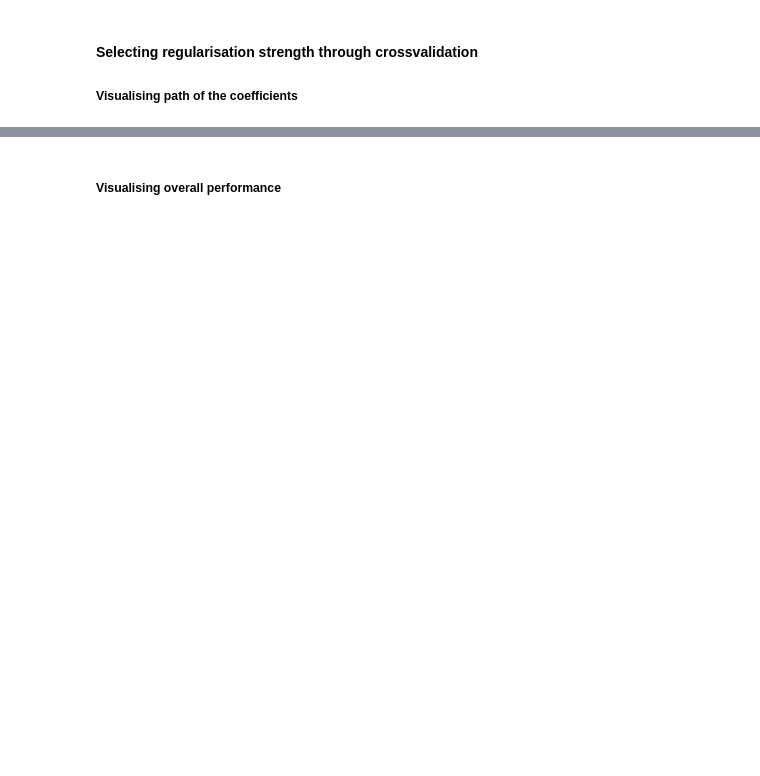
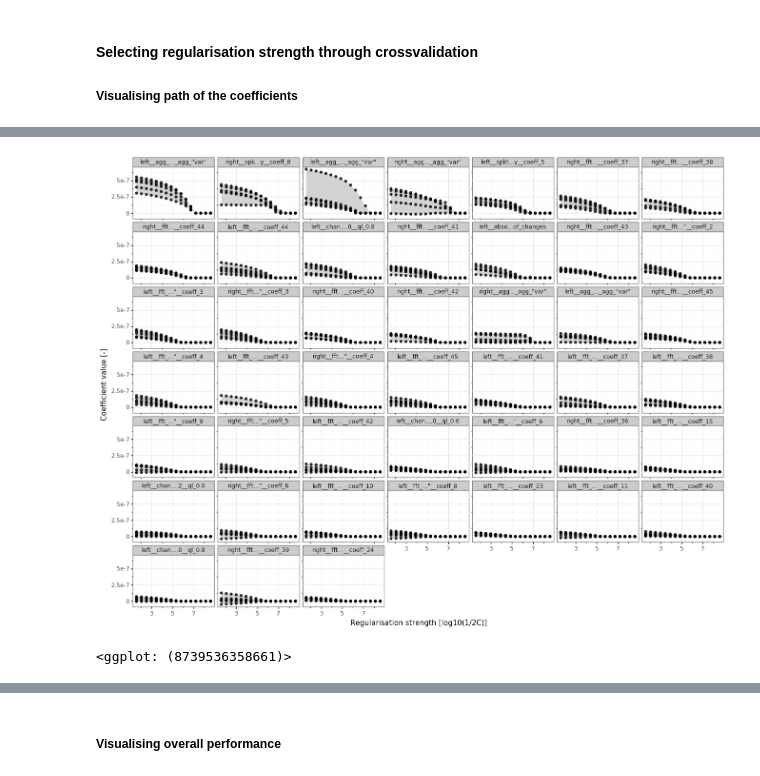
Before and after one commit to PaulHiemstra/lasso_tsfresh_article, a Jupyter notebook: lasso_tsfresh_article.ipynb, the cells around one changed output, grey strips where cells are left out. Drawn from its saved outputs; the diff is of its cells as text; code cells hidden in the pictures; blank space fills up the shorter version.

```diff
--- a/lasso_tsfresh_article.ipynb
+++ b/lasso_tsfresh_article.ipynb
@@ -279,40 +245,3 @@ cv_result = LogisticRegressionCV(Cs=cs,
                      solver='saga',
                      tol=1e-6,
                      max_iter=int(1e4)).fit(audio_tsfresh, all_labels)
-# %%
-def abbreviate_label(s, max_len=20, connect_string='...'):
-    if len(s) > max_len:
-        return s[:int(max_len/2)] + connect_string + s[int(-max_len/2):]
-    else:
-        return s
-
-def plot_coef_paths(cv_results, category, X_data):
-    feature_list = pd.Series(range(len(X_data.columns) + 1)) # +1 for intercept
-    feature_list.index =  list(X_data.columns) + ['intercept']
-
-    def transform_coef_path(feature_index, feature_name):
-        return (
-                pd.DataFrame(cv_results.coefs_paths_[category][:,:,feature_index], columns=cs)
-                 .melt(var_name='reg_strength', value_name='coef_value')
-                 .assign(feature_name=feature_name)
-              )
-    plot_data = pd.concat([transform_coef_path(value, index) for index, value in feature_list.iteritems()])
-    plot_data = plot_data.assign(reg_strength = np.log10(1/(2*plot_data["reg_strength"])))
-    mean_coef_values = plot_data.groupby(['feature_name']).mean()
-    relevant_features = mean_coef_values.query('coef_value > 1e-8').index
-    plot_data = plot_data[plot_data['feature_name'].isin(relevant_features)]
-
-    coef_from_high_to_low = plot_data.groupby(['feature_name']).mean().abs().sort_values(by='coef_value', ascending=False).index
-    plot_data['feature_name'] = pd.Categorical(plot_data['feature_name'], categories=coef_from_high_to_low)
-
-    plot_data_min_max = plot_data.groupby(['reg_strength', 'feature_name']).agg(['min', 'max'])
-    plot_data_min_max.columns = ['_'.join(col).strip() for col in plot_data_min_max.columns.values]
-    plot_data_min_max = plot_data_min_max.reset_index()
-
-    return (
-        ggplot(plot_data) +
-          geom_ribbon(plot_data_min_max, aes(x='reg_strength', ymin='coef_value_min', ymax='coef_value_max'), fill='lightgrey') +
-          geom_point(aes(x='reg_strength', y='coef_value'), alpha=0.8) +
-          facet_wrap('~ feature_name', labeller=abbreviate_label)
-    )
-plot_coef_paths(cv_result, 'kick', audio_tsfresh) + theme(figure_size=(16,12))
@@ -321,0 +253,5 @@ plot_coef_paths(cv_result, 'kick', audio_tsfresh) + theme(figure_size=(16,12))
+# %%
+plot_coef_paths(cv_result, 'snare', audio_tsfresh) + theme(figure_size=(16,12))
+# %% [output]
+[figure, added]
+<ggplot: (8739536358661)>
```
Also changed, not shown: parts of 23 cells of this notebook.
